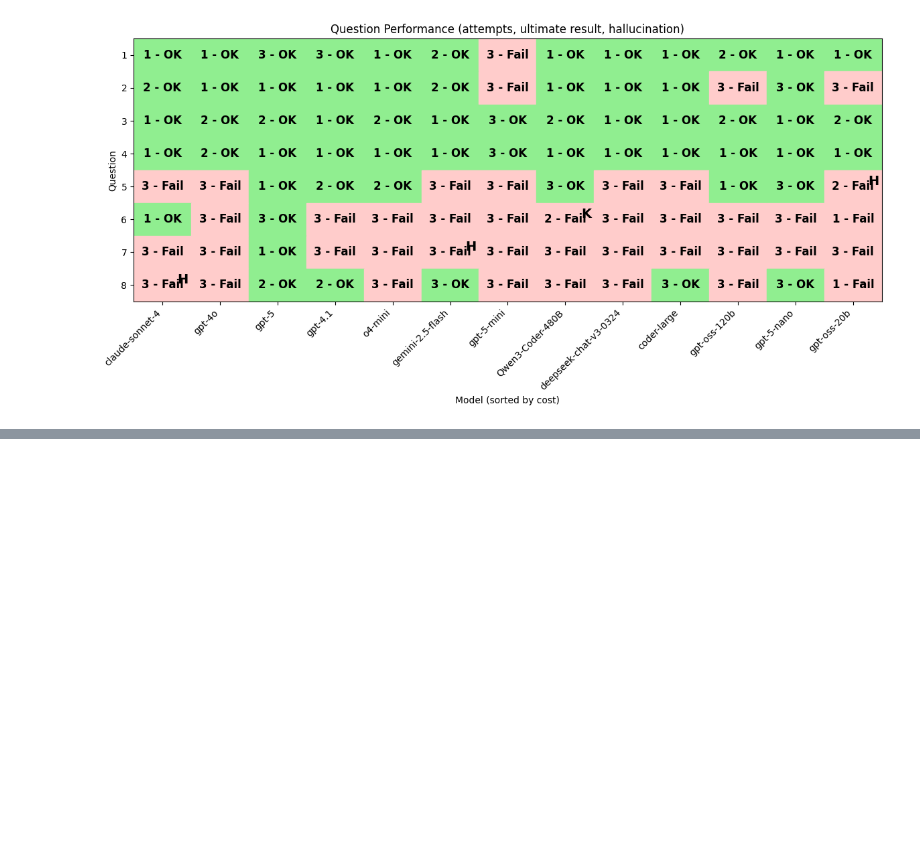
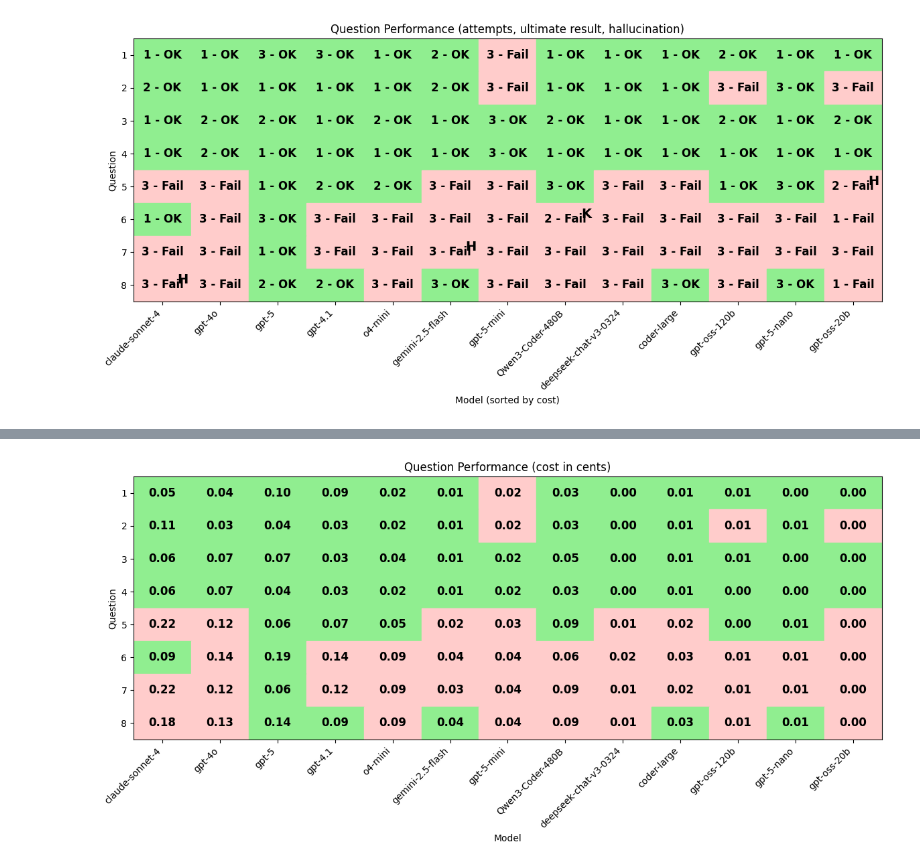
Before and after one commit to gordonwatts/atlas-plot-agent, a Jupyter notebook: notebooks/adl-benchmarks/direct-query-analysis.ipynb, the cells around one changed output, grey strips where cells are left out. Saved outputs shown, nothing was run; the diff lists cells and outputs as text; code cells hidden in the pictures; blank space fills up the shorter version.

Commit message:
Get through costs as well

```diff
--- a/notebooks/adl-benchmarks/direct-query-analysis.ipynb
+++ b/notebooks/adl-benchmarks/direct-query-analysis.ipynb
@@ -281,0 +286,59 @@ plt.show()
+# %%
+import numpy as np
+
+# Prepare pivot table for grid, with columns sorted by model cost
+sorted_nicknames = model_info_sorted["model_name"].tolist()
+pivot = data.pivot(
+    index="question", columns="model_nickname", values="Result_with_hallucination"
+)
+pivot = pivot.reindex(columns=sorted_nicknames)
+
+# Prepare cost table for text labels (convert to cents)
+cost_pivot = data.pivot(
+    index="question", columns="model_nickname", values="EstimatedCost"
+)
+cost_pivot = cost_pivot.reindex(columns=sorted_nicknames)
+
+# Prepare hallucination table for annotation
+hallucination_pivot = data.pivot(
+    index="question", columns="model_nickname", values="hallucination"
+)
+hallucination_pivot = hallucination_pivot.reindex(columns=sorted_nicknames)
+
+# Map results to colors
+color_map = pivot.map(
+    lambda x: "#90ee90" if x == "Success" else "#ffcccb"
+)  # light green/red
+
+fig, ax = plt.subplots(figsize=(12, 6))
+
+for i, question in enumerate(pivot.index):
+    for j, model in enumerate(pivot.columns):
+        color = color_map.loc[question, model]
+        ax.add_patch(plt.Rectangle((j, i), 1, 1, color=color))
+        # Show cost in cents as text label
+        cost = cost_pivot.loc[question, model]
+        ax.text(
+            j + 0.5,
+            i + 0.5,
+            f"{cost:.2f}",
+            ha="center",
+            va="center",
+            fontsize=12,
+            fontweight="bold",
+        )
+
+ax.set_xticks(np.arange(len(pivot.columns)) + 0.5)
+ax.set_xticklabels(pivot.columns, rotation=45, ha="right")
+ax.set_yticks(np.arange(len(pivot.index)) + 0.5)
+ax.set_yticklabels(pivot.index)
+ax.set_xlim(0, len(pivot.columns))
+ax.set_ylim(0, len(pivot.index))
+ax.invert_yaxis()
+ax.set_xlabel("Model")
+ax.set_ylabel("Question")
+ax.set_title("Question Performance (cost in cents)")
+plt.tight_layout()
+plt.show()
+# %% [output]
+[figure, added]
```
Also changed, not shown: parts of 7 cells of this notebook.
